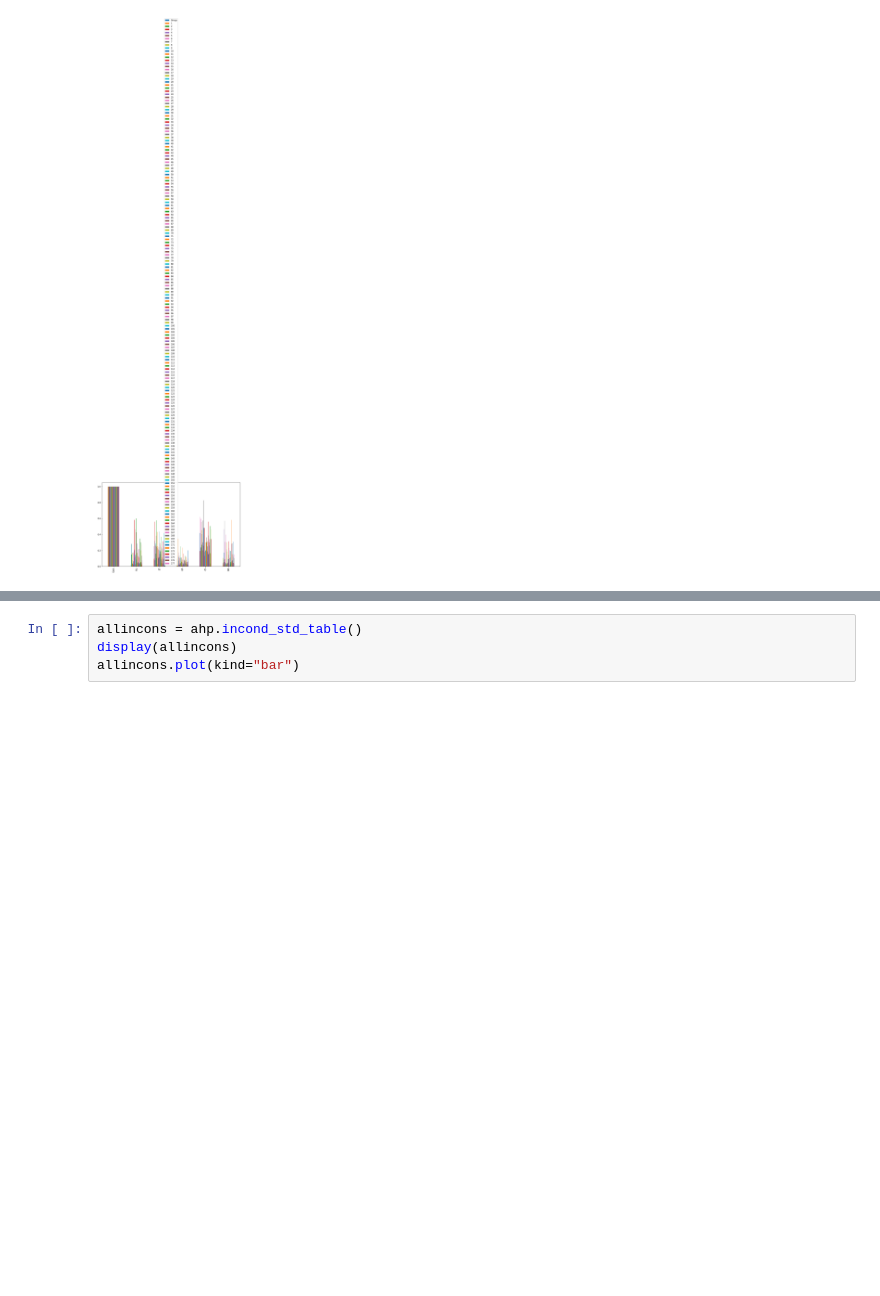
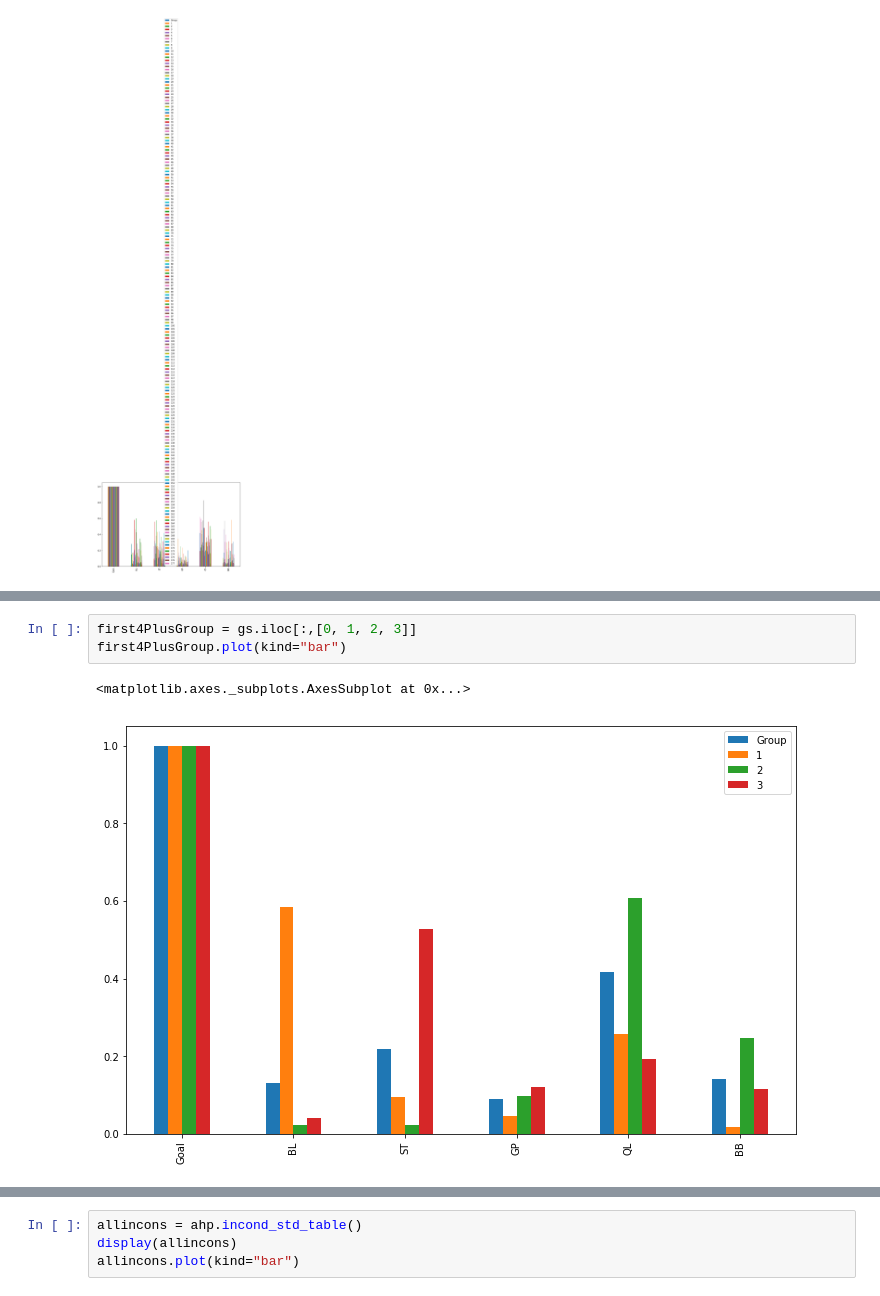
Before and after one commit to wjladams/pyanp, a Jupyter notebook: scrap/CleanedNishResults.ipynb, the cells around one changed output, grey strips where cells are left out. Saved outputs shown, nothing was run; the diff lists cells and outputs as text; blank space fills up the shorter version.

```diff
--- a/scrap/CleanedNishResults.ipynb
+++ b/scrap/CleanedNishResults.ipynb
@@ -36,0 +50,6 @@ gs.plot(kind="bar")
+# %%
+first4PlusGroup = gs.iloc[:,[0, 1, 2, 3]]
+first4PlusGroup.plot(kind="bar")
+# %% [output]
+<matplotlib.axes._subplots.AxesSubplot at 0x...>
+[figure, added]
```
Also changed, not shown: parts of 11 cells of this notebook.
